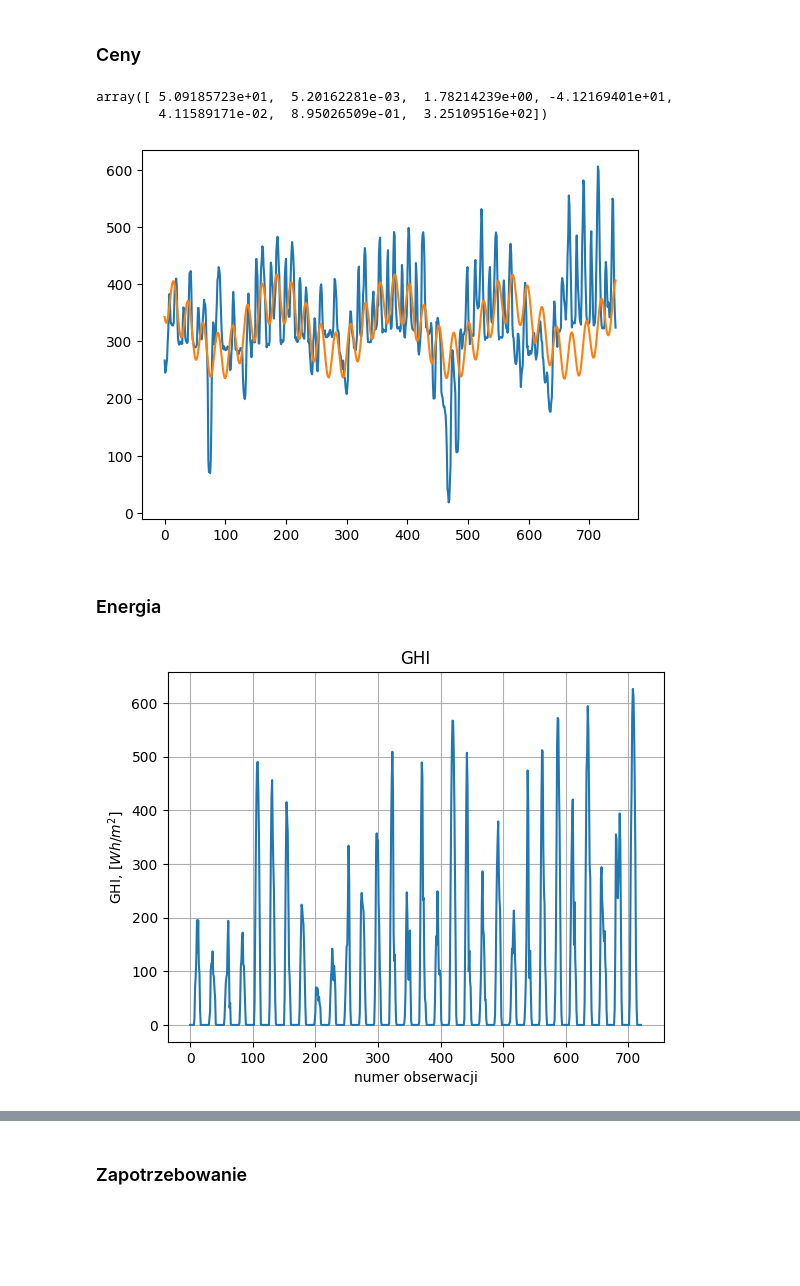
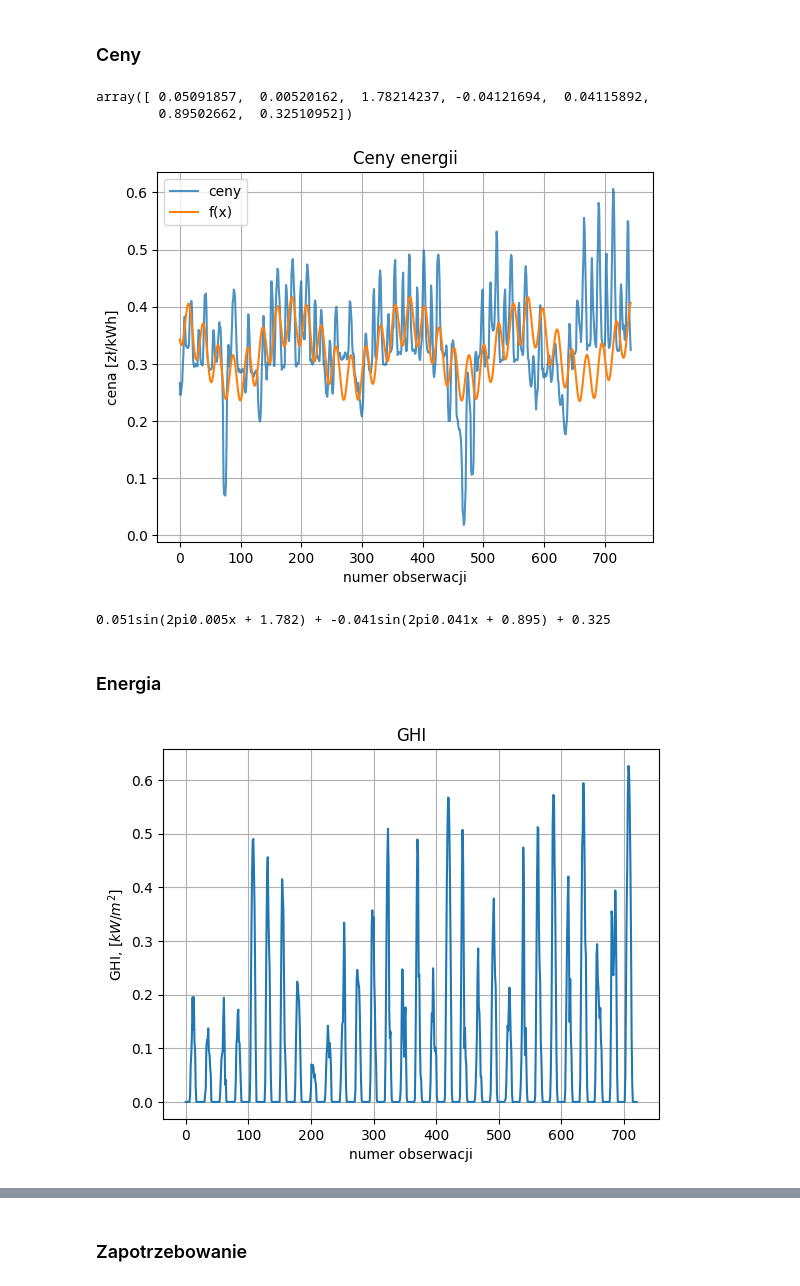
Before and after one commit to mlubneuskaya/energy, a Jupyter notebook: energy.ipynb, the cells around one changed output, grey strips where cells are left out. Drawn from its saved outputs; the diff is of its cells as text; code cells hidden in the pictures; blank space fills up the shorter version.

```diff
--- a/energy.ipynb
+++ b/energy.ipynb
@@ -14,3 +17,4 @@ prices.Godzina = prices.Godzina - 1  # dodawać 1 dzień do daty
 prices['dt'] = prices.Data * 100 + prices.Godzina
 prices.dt = pd.to_datetime(prices.dt, format='%Y%m%d%H')
 prices = prices.drop(columns=['Data', 'Godzina'])
+prices.RCE = prices.RCE / 1000
@@ -76,18 +73,24 @@ price_params = scipy.optimize.curve_fit(_price_func, prices_train.index, prices_
 # %%
 price_params[0]
 # %% [output]
-array([ 5.09185723e+01,  5.20162281e-03,  1.78214239e+00, -4.12169401e+01,
-        4.11589171e-02,  8.95026509e-01,  3.25109516e+02])
+array([ 0.05091857,  0.00520162,  1.78214237, -0.04121694,  0.04115892,
+        0.89502662,  0.32510952])
 # %%
-_ = prices.RCE.plot()
-_ = plt.plot(prices.index, _price_func(prices.index, *price_params[0]), c='C1')
+_ = prices.RCE.plot(grid=True, xlabel='numer obserwacji', ylabel='cena [zł/kWh]', title='Ceny energii', alpha=0.8)
+_ = plt.plot(prices.index, _price_func(prices.index, *price_params[0]), c='C1', alpha=1)
+_ = plt.legend(['ceny', 'f(x)'])
 # %% [output]
-[figure, old version]
+[figure, new version]
+# %%
+print('{}sin(2pi{}x + {}) + {}sin(2pi{}x + {}) + {}'.
+               format(*[np.round(param, 3) for param in price_params[0]]))
+# %% [output]
+0.051sin(2pi0.005x + 1.782) + -0.041sin(2pi0.041x + 0.895) + 0.325
 # %%
 price_func = lambda x: _price_func(x, *price_params[0])
 # %% [markdown]
 ### Energia
 # %%
-_ = ghi.ghi.plot(title="GHI", grid=True, xlabel="numer obserwacji", ylabel="GHI, [$Wh/m^2$]")
+_ = ghi.ghi.plot(title="GHI", grid=True, xlabel="numer obserwacji", ylabel="GHI, [$kW/m^2$]")
 # %% [output]
-[figure, old version]
+[figure, new version]
```
Also changed, not shown: parts of 38 cells of this notebook, 1 other file.
